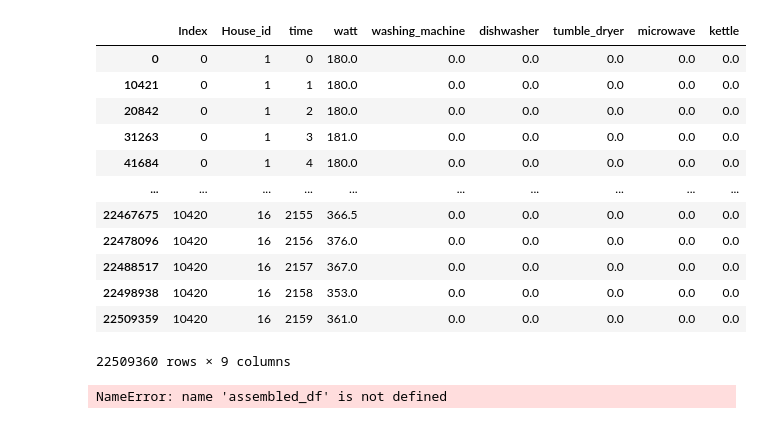
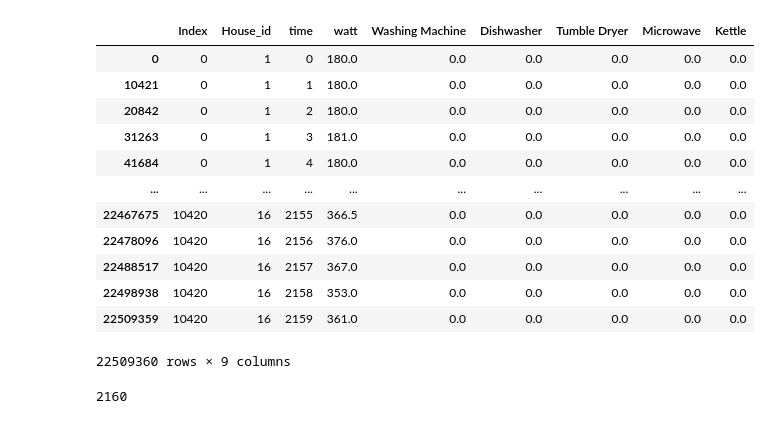
Before and after one commit to Ancherson/data-science-m1-rsa, a Jupyter notebook: Students_Step2/test.ipynb, the cells around one changed output. Drawn from its saved outputs; the diff is of its cells as text; code cells hidden in the pictures.

```diff
--- a/Students_Step2/test.ipynb
+++ b/Students_Step2/test.ipynb
@@ -1,12 +6,4 @@
 # %%
-import pandas as pd
-from pyspark.sql import SparkSession
-from pyspark.ml.feature import StringIndexer, VectorAssembler
-from pyspark.ml.classification import LogisticRegression, DecisionTreeClassifier
-
-# Initialiser SparkSession
-sc = SparkSession.builder.appName('RandomForestClassifier').getOrCreate()
-
 consumption =pd.read_csv("InputTrain.csv")
 washing_machine = pd.read_csv("StepTwo_LabelTrain_WashingMachine.csv")
 dishwasher = pd.read_csv("StepTwo_LabelTrain_Dishwasher.csv")
@@ -16,7 +13,7 @@ kettle = pd.read_csv("StepTwo_LabelTrain_Kettle.csv")
 
 def transform(machine,name):
     time_stamps = []
-    for elt in consumption.columns :
+    for elt in machine.columns :
         if str.startswith(elt,'TimeStep') :
             time_stamps.append(elt)
     machine = pd.melt(machine,id_vars=['Index','House_id'],value_vars= time_stamps, var_name='time',value_name = name)
@@ -43,17 +28,14 @@ To adjust logging level use sc.setLogLevel(newLevel). For SparkR, use setLogLeve
 # %%
-washing_machine = transform(washing_machine,'washing_machine')
-dishwasher = transform(dishwasher,'dishwasher')
-tumble_dryer = transform(tumble_dryer,'tumble_dryer')
-microwave = transform(microwave,'microwave')
-kettle = transform(kettle,'kettle')
+washing_machine = transform(washing_machine,'Washing Machine')
+dishwasher = transform(dishwasher,'Dishwasher')
+tumble_dryer = transform(tumble_dryer,'Tumble Dryer')
+microwave = transform(microwave,'Microwave')
+kettle = transform(kettle,'Kettle')
 
 machines = [washing_machine,dishwasher,tumble_dryer,microwave,kettle]
 
 consumption = transform(consumption,'watt')
 display(consumption)
-
-for elt in machines:
-    display(elt)
 # %% [output]
 |  | Index | House_id | time | watt |
 | 0 | 0 | 1 | 0 | 180.0 |
@@ -136,25 +52,0 @@ for elt in machines:
-# %%
-data = pd.concat([consumption,washing_machine['washing_machine'],dishwasher['dishwasher'],tumble_dryer['tumble_dryer'],microwave['microwave'],kettle['kettle']],axis=1,join="inner")
-display(data)
-# %% [output]
-|  | Index | House_id | time | watt | washing_machine | dishwasher | tumble_dryer | microwave | kettle |
-| 0 | 0 | 1 | 0 | 180.0 | 0.0 | 0.0 | 0.0 | 0.0 | 0.0 |
-| 10421 | 0 | 1 | 1 | 180.0 | 0.0 | 0.0 | 0.0 | 0.0 | 0.0 |
-| 20842 | 0 | 1 | 2 | 180.0 | 0.0 | 0.0 | 0.0 | 0.0 | 0.0 |
-| 31263 | 0 | 1 | 3 | 181.0 | 0.0 | 0.0 | 0.0 | 0.0 | 0.0 |
-| 41684 | 0 | 1 | 4 | 180.0 | 0.0 | 0.0 | 0.0 | 0.0 | 0.0 |
-| ... | ... | ... | ... | ... | ... | ... | ... | ... | ... |
-| 22467675 | 10420 | 16 | 2155 | 366.5 | 0.0 | 0.0 | 0.0 | 0.0 | 0.0 |
-| 22478096 | 10420 | 16 | 2156 | 376.0 | 0.0 | 0.0 | 0.0 | 0.0 | 0.0 |
-| 22488517 | 10420 | 16 | 2157 | 367.0 | 0.0 | 0.0 | 0.0 | 0.0 | 0.0 |
-| 22498938 | 10420 | 16 | 2158 | 353.0 | 0.0 | 0.0 | 0.0 | 0.0 | 0.0 |
-| 22509359 | 10420 | 16 | 2159 | 361.0 | 0.0 | 0.0 | 0.0 | 0.0 | 0.0 |
-22509360 rows × 9 columns
-# %%
-# Sélectionner les colonnes de la variable cible et de la variable indépendante
-model_df = assembled_df.select(['appliance1', 'features'])
-
-# Diviser les données en ensembles de formation et de test
-train_data, test_data = model_df.randomSplit([0.7, 0.3])
-# %% [output]
-NameError: name 'assembled_df' is not defined
@@ -176,0 +53,19 @@ print("AUC:", auc)
+# %%
+df = pd.concat([consumption,washing_machine['Washing Machine'],dishwasher['Dishwasher'],tumble_dryer['Tumble Dryer'],microwave['Microwave'],kettle['Kettle']],names=['Index', 'House_id','time','watt','Washing Machine', 'Dishwasher', 'Tumble Dryer', 'Microwave', 'Kettle', 'watt'],axis=1,join="inner")
+display(df)
+print(len(df[df["Index"] == 1]))
+# %% [output]
+|  | Index | House_id | time | watt | Washing Machine | Dishwasher | Tumble Dryer | Microwave | Kettle |
+| 0 | 0 | 1 | 0 | 180.0 | 0.0 | 0.0 | 0.0 | 0.0 | 0.0 |
+| 10421 | 0 | 1 | 1 | 180.0 | 0.0 | 0.0 | 0.0 | 0.0 | 0.0 |
+| 20842 | 0 | 1 | 2 | 180.0 | 0.0 | 0.0 | 0.0 | 0.0 | 0.0 |
+| 31263 | 0 | 1 | 3 | 181.0 | 0.0 | 0.0 | 0.0 | 0.0 | 0.0 |
+| 41684 | 0 | 1 | 4 | 180.0 | 0.0 | 0.0 | 0.0 | 0.0 | 0.0 |
+| ... | ... | ... | ... | ... | ... | ... | ... | ... | ... |
+| 22467675 | 10420 | 16 | 2155 | 366.5 | 0.0 | 0.0 | 0.0 | 0.0 | 0.0 |
+| 22478096 | 10420 | 16 | 2156 | 376.0 | 0.0 | 0.0 | 0.0 | 0.0 | 0.0 |
+| 22488517 | 10420 | 16 | 2157 | 367.0 | 0.0 | 0.0 | 0.0 | 0.0 | 0.0 |
+| 22498938 | 10420 | 16 | 2158 | 353.0 | 0.0 | 0.0 | 0.0 | 0.0 | 0.0 |
+| 22509359 | 10420 | 16 | 2159 | 361.0 | 0.0 | 0.0 | 0.0 | 0.0 | 0.0 |
+22509360 rows × 9 columns
+2160
```
Also changed, not shown: parts of 9 cells of this notebook, 2 other files.
